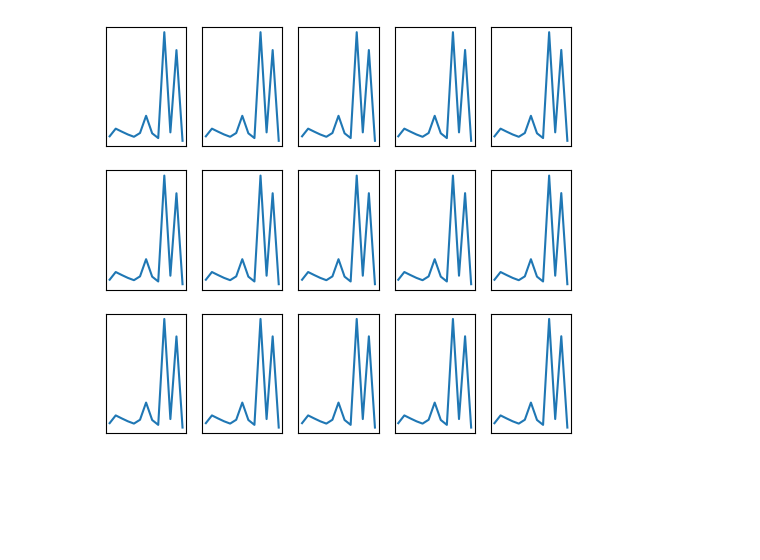
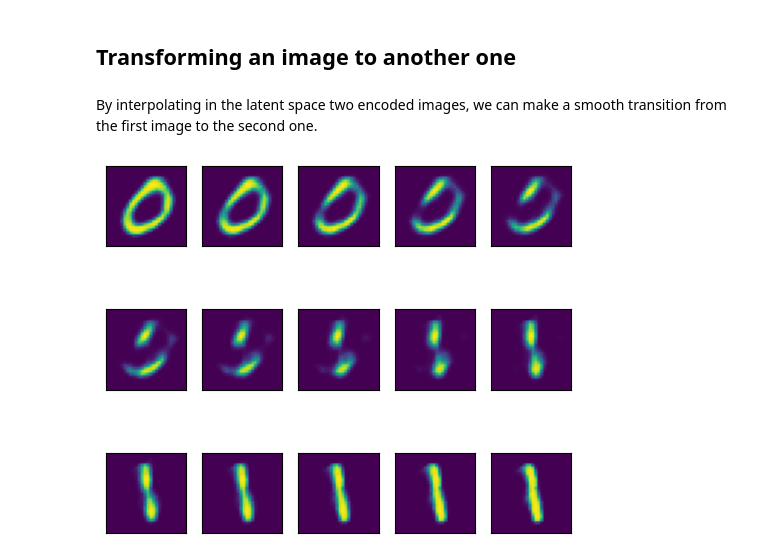
Before and after one commit to gregoiremrr/Huber_energy_VAE, a Jupyter notebook: main.ipynb, the cells around one changed output. Saved outputs shown, nothing was run; the diff lists cells and outputs as text; code cells hidden in the pictures; blank space fills up the shorter version.

```diff
--- a/main.ipynb
+++ b/main.ipynb
@@ -20,0 +110,2 @@ True
+# %%
+dataset_name = 'MNIST' # 'MNIST' or 'CIFAR-10' or 'Fashion MNIST' or 'Boston housing'
@@ -33,11 +146,11 @@ boston_housing = tf.keras.datasets.boston_housing
 # %%
 mnist_training_parameters = {'dataset': train_images_mnist / 255.0,
                              'learning_rate': 0.0005,
-                             'epochs': 1000,
+                             'epochs': 2000,
                              'batch_size': 200}
 
 cifar10_training_parameters = {'dataset': train_images_cifar10 / 255.0,
-                               'learning_rate': 0.000005,
+                               'learning_rate': 0.0005,
                                'epochs': 1000,
                                'batch_size': 200}
 
@@ -47,6 +160,6 @@ fashion_mnist_training_parameters = {'dataset': train_images_fashion_mnist / 255
                                      'batch_size': 200}
 
 boston_housing_training_parameters = {'dataset': train_data_boston_housing,
-                                      'learning_rate': 0.0005,
-                                      'epochs': 1000,
-                                      'batch_size': 200}
+                                      'learning_rate': 0.00005,
+                                      'epochs': 2000,
+                                      'batch_size': 300}
@@ -190,23 +340,18 @@ training_parameters = {'MNIST': mnist_training_parameters,
 # %%
 class VAE_Huber_energy:
 
-    def __init__(self, latent_dim, encoder, decoder, optimizer = None):
+    def __init__(self, latent_dim, encoder, decoder, learning_rate = 0.0005, lambda_factor = 100.0, optimizer = None):
 
         self.latent_dim = latent_dim
+
+        self.lambda_factor = lambda_factor
 
         self.encoder = encoder
 
         self.decoder = decoder
 
         if optimizer is None:
-            self.optimizer = tf.compat.v1.train.AdamOptimizer(
-                learning_rate=0.0005,
-                beta1=0.9,
-                beta2=0.999,
-                epsilon=1e-08,
-                use_locking=False,
-                name='Adam'
-            )
+          self.optimizer = tf.keras.optimizers.Adam(learning_rate=learning_rate)
         else:
             self.optimizer = optimizer
 
@@ -239,11 +384,9 @@ class VAE_Huber_energy:
 
     def train(self, data, epochs = 100, batch_size = 100):
         rng = np.random.default_rng()
-        epoch = 0
-
         losses = []
 
-        for epoch in tqdm(range(epochs)):
+        for epoch in tqdm(range(epochs+1)):
 
             batch = rng.integers(low = 0, high = len(data), size = batch_size)
             batch_input = data[batch]
@@ -262,17 +405,14 @@ class VAE_Huber_energy:
                 rec_term = tf.cast(tf.reduce_mean(_3), dtype = 'float32')
 
                 dist_to_N01_term = self.RS_distance_to_N01(encoded_batch)
-                lambda_factor = 100.0
 
-                cost_function = rec_term + lambda_factor * dist_to_N01_term
+                cost_function = rec_term + self.lambda_factor * dist_to_N01_term
                 losses.append(cost_function)
 
                 gradients = tape.gradient(cost_function, self.encoder.trainable_weights + self.decoder.trainable_weights)
                 self.optimizer.apply_gradients(zip(gradients, self.encoder.trainable_weights + self.decoder.trainable_weights))
 
-            epoch += 1
             if epoch % 10 == 0:
-                print(f"\nEpoch {epoch}, Reconstruction Error: {rec_term.numpy()}, RS Distance: {dist_to_N01_term.numpy()}")
                 clear_output(wait=True)
                 plt.figure(figsize=(10, 5))
                 plt.plot(losses, label='Train Loss')
@@ -282,3 +422,5 @@ class VAE_Huber_energy:
                 plt.legend()
                 plt.grid(True)
                 plt.show()
+
+                print(f"\nEpoch {epoch}, Reconstruction Error: {rec_term.numpy()}, RS Distance: {dist_to_N01_term.numpy()}")
@@ -285,7 +429,8 @@ class VAE_Huber_energy:
 # %%
 model = VAE_Huber_energy(latent_dim = parameters['latent_dim'],
                          encoder = parameters['encoder'],
-                         decoder = parameters['decoder'])
+                         decoder = parameters['decoder'],
+                         learning_rate = training_parameters['learning_rate'])
 
 model.train(data = training_parameters['dataset'],
             epochs = training_parameters['epochs'],
@@ -338,23 +493,27 @@ plt.show()
+# %% [markdown]
+## Transforming an image to another one
+# %% [markdown]
+By interpolating in the latent space two encoded images, we can make a smooth transition from the first image to the second one.
 # %%
-img0 = training_parameters['dataset'][21]
+img0 = training_parameters['dataset'][1]
 img0_encoded = model.encoder(tf.expand_dims(img0, axis = 0))
 
-img1 = training_parameters['dataset'][24]
+img1 = training_parameters['dataset'][6]
 img1_encoded = model.encoder(tf.expand_dims(img1, axis = 0))
 
 imgs = [model.decoder([(1-t)*img0_encoded + t*img1_encoded]) for t in np.linspace(0, 1, 15)]
 
 plt.figure(figsize=(6,9))
 for i in range(15):
     plt.subplot(5,5,i+1)
     plt.xticks([])
     plt.yticks([])
     plt.grid(False)
     img = imgs[i]
     if parameters['1D data']:
       plt.plot(img[0])
     else:
       plt.imshow(img[0])
 plt.show()
 # %% [output]
-[figure, old version]
+[figure, new version]
```
Also changed, not shown: parts of 30 cells of this notebook, 1 other file.
